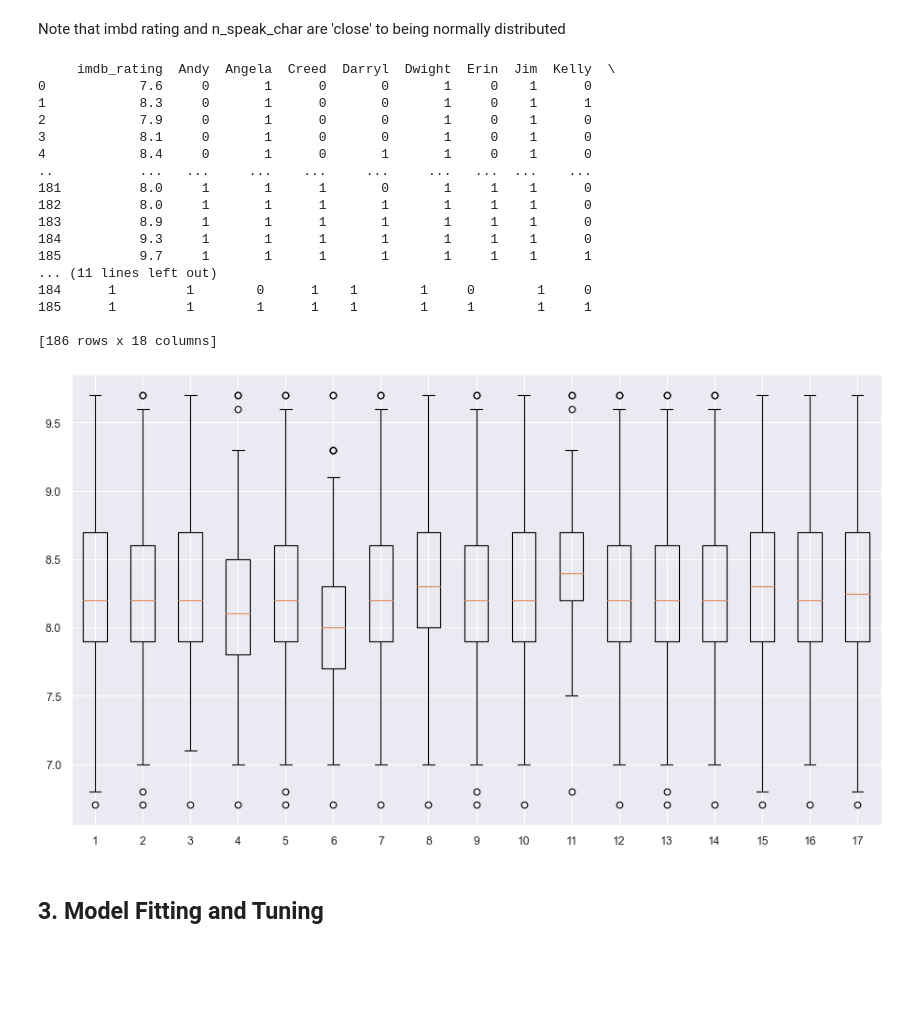
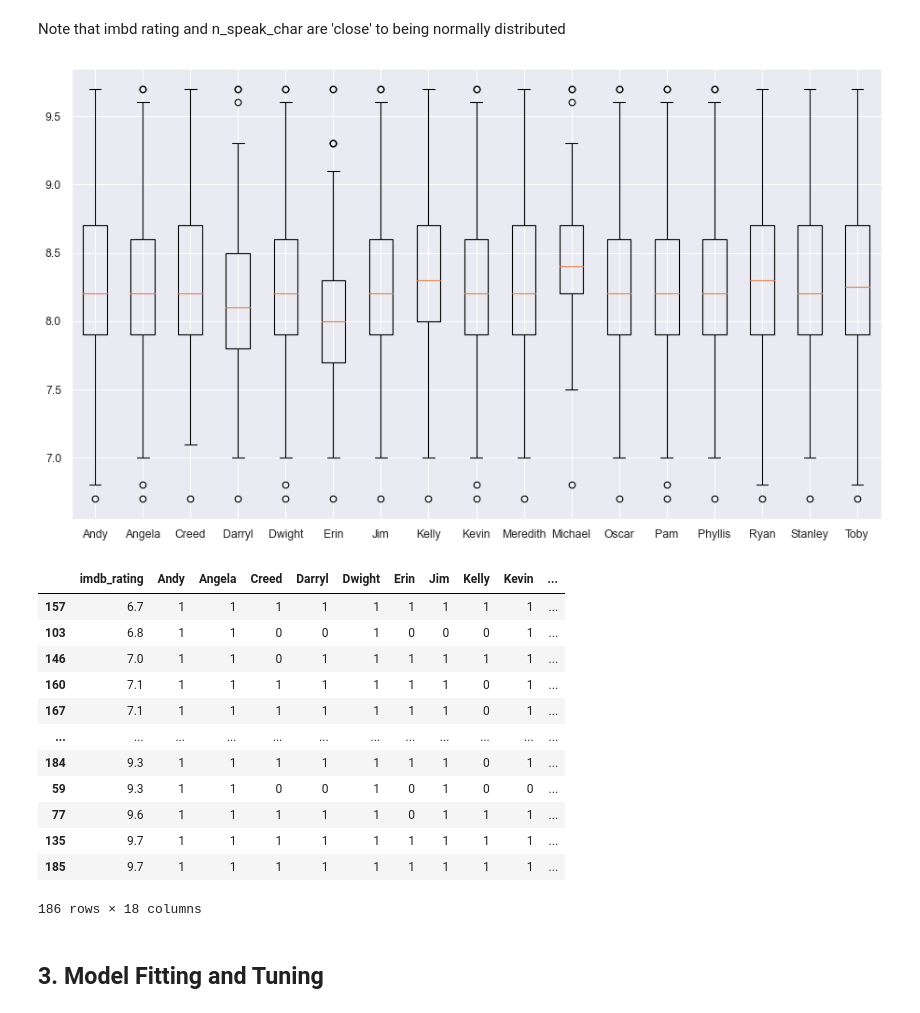
Before and after one commit to aidangarrity/MachineLearningProj1, a Jupyter notebook: project1.ipynb, the cells around one changed output. Cells and saved outputs as stored; diff of their text form; code cells hidden in the pictures; blank space fills up the shorter version.

```diff
--- a/project1.ipynb
+++ b/project1.ipynb
@@ -138,37 +138,36 @@ Note that imbd rating and n_speak_char are 'close' to being normally distributed
 # %%
 # Investigating effect of characters on imdb rating
 chars = data['main_chars']
 chars = chars.str.split(';', expand = False)
 chars = pd.get_dummies(chars.apply(pd.Series).stack()).sum(level=0)
 
 chars2 = pd.merge(data['imdb_rating'], chars, left_index=True, right_index=True)
-print(chars2)
 
 plotting=[]
 for character in chars:
     condition = character + '==1'
     plotting.append(chars2.query(condition)['imdb_rating'])
 plt.boxplot(plotting)
+plt.xticks(np.arange(1,18), chars.columns)
 plt.show()
 # %% [output]
-     imdb_rating  Andy  Angela  Creed  Darryl  Dwight  Erin  Jim  Kelly  \
-0            7.6     0       1      0       0       1     0    1      0
-1            8.3     0       1      0       0       1     0    1      1
-2            7.9     0       1      0       0       1     0    1      0
-3            8.1     0       1      0       0       1     0    1      0
-4            8.4     0       1      0       1       1     0    1      0
-..           ...   ...     ...    ...     ...     ...   ...  ...    ...
-181          8.0     1       1      1       0       1     1    1      0
-182          8.0     1       1      1       1       1     1    1      0
-183          8.9     1       1      1       1       1     1    1      0
-184          9.3     1       1      1       1       1     1    1      0
-185          9.7     1       1      1       1       1     1    1      1
-... (11 lines left out)
-184      1         1        0      1    1        1     0        1     0
-185      1         1        1      1    1        1     1        1     1
-
-[186 rows x 18 columns]
-[figure, old version]
+[figure, new version]
+# %%
+chars2.sort_values(by = ['imdb_rating'])
+# %% [output]
+|  | imdb_rating | Andy | Angela | Creed | Darryl | Dwight | Erin | Jim | Kelly | Kevin | ... |
+| 157 | 6.7 | 1 | 1 | 1 | 1 | 1 | 1 | 1 | 1 | 1 | ... |
+| 103 | 6.8 | 1 | 1 | 0 | 0 | 1 | 0 | 0 | 0 | 1 | ... |
+| 146 | 7.0 | 1 | 1 | 0 | 1 | 1 | 1 | 1 | 1 | 1 | ... |
+| 160 | 7.1 | 1 | 1 | 1 | 1 | 1 | 1 | 1 | 0 | 1 | ... |
+| 167 | 7.1 | 1 | 1 | 1 | 1 | 1 | 1 | 1 | 0 | 1 | ... |
+| ... | ... | ... | ... | ... | ... | ... | ... | ... | ... | ... | ... |
+| 184 | 9.3 | 1 | 1 | 1 | 1 | 1 | 1 | 1 | 0 | 1 | ... |
+| 59 | 9.3 | 1 | 1 | 0 | 0 | 1 | 0 | 1 | 0 | 0 | ... |
+| 77 | 9.6 | 1 | 1 | 1 | 1 | 1 | 0 | 1 | 1 | 1 | ... |
+| 135 | 9.7 | 1 | 1 | 1 | 1 | 1 | 1 | 1 | 1 | 1 | ... |
+| 185 | 9.7 | 1 | 1 | 1 | 1 | 1 | 1 | 1 | 1 | 1 | ... |
+186 rows × 18 columns
 # %% [markdown]
 ## 3. Model Fitting and Tuning
 # %% [markdown]
```
